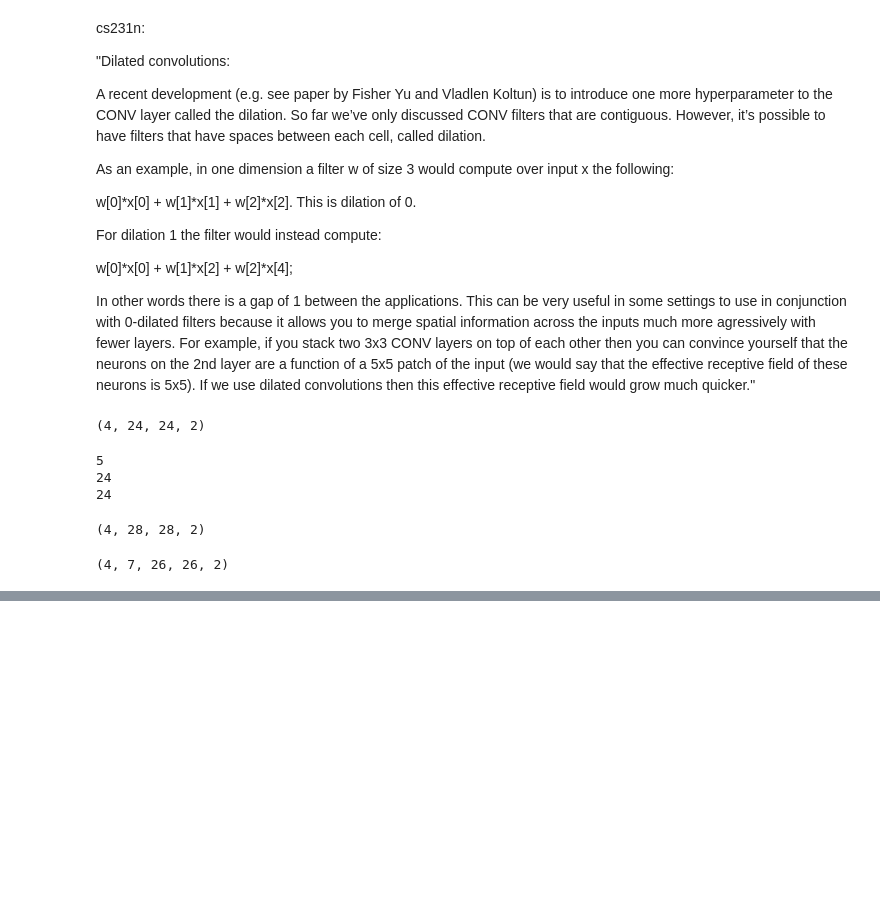
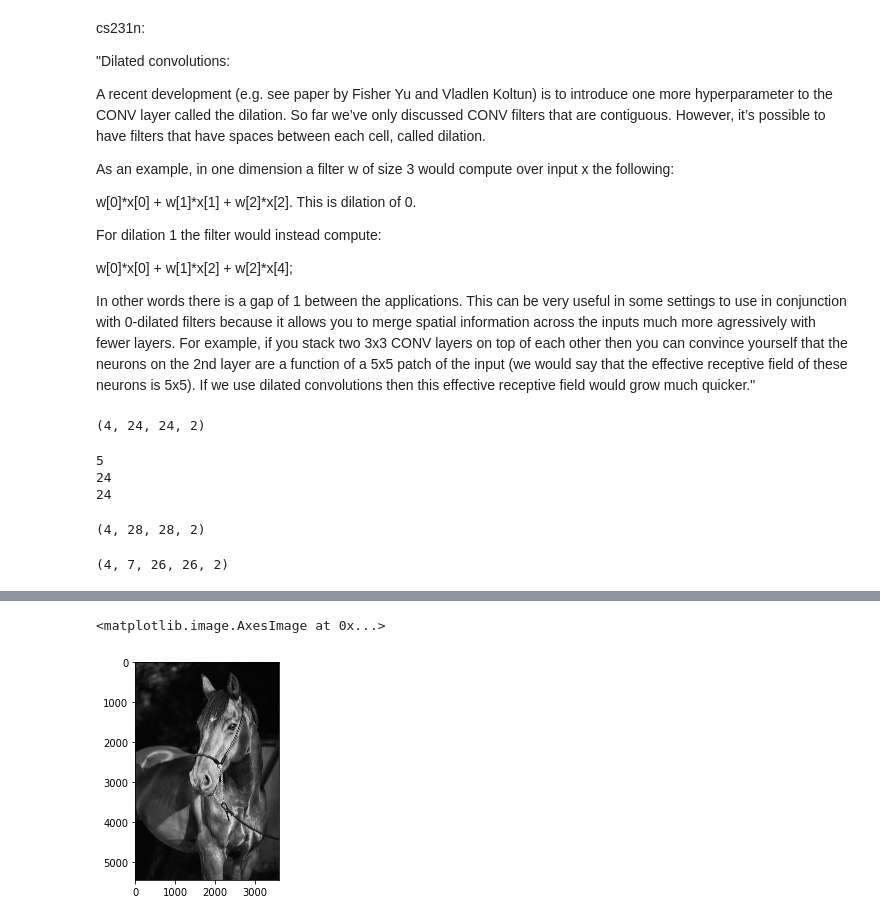
Before and after one commit to pelinbalci/TF_Intro, a Jupyter notebook: lecture_2_convolutions.ipynb, the cells around one changed output, grey strips where cells are left out. Drawn from its saved outputs; the diff is of its cells as text; code cells hidden in the pictures; blank space fills up the shorter version.

```diff
--- a/lecture_2_convolutions.ipynb
+++ b/lecture_2_convolutions.ipynb
@@ -352,0 +425,7 @@ print(y.shape)
+# %%
+img_np = np.copy(img)
+gray_image = img_np.dot([0.07, 0.72, 0.21])
+plt.imshow(gray_image)
+# %% [output]
+<matplotlib.image.AxesImage at 0x...>
+[figure, added]
```
Also changed, not shown: parts of 11 cells of this notebook.
